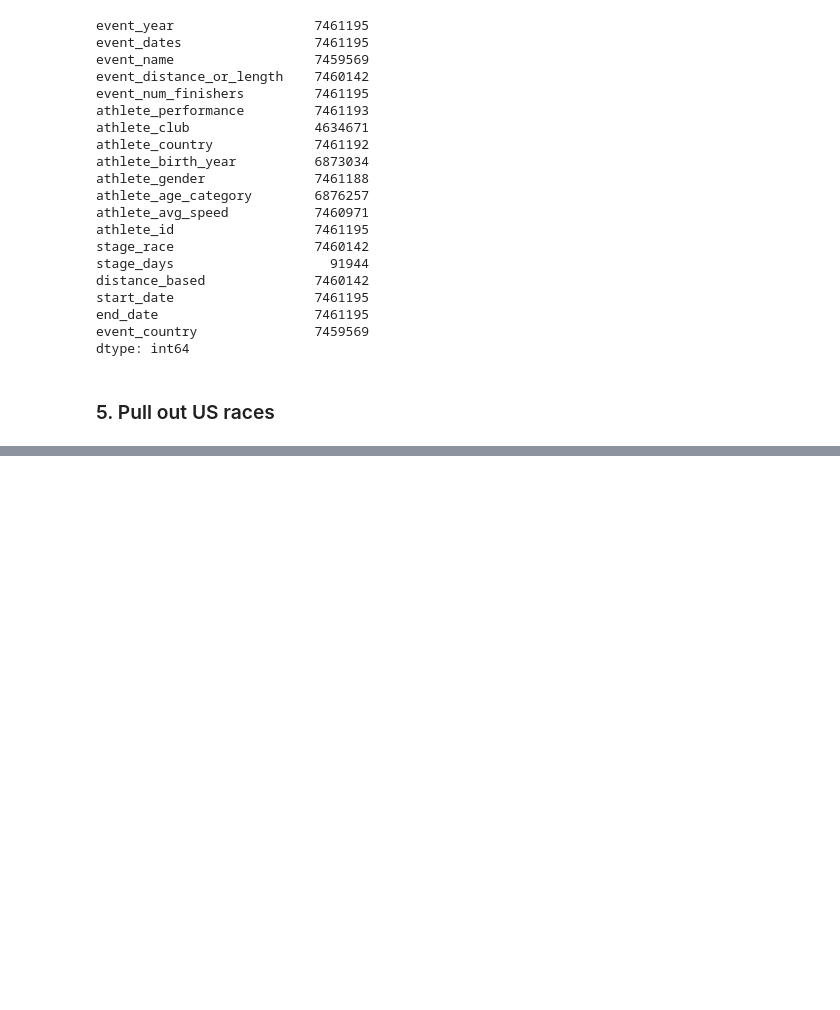
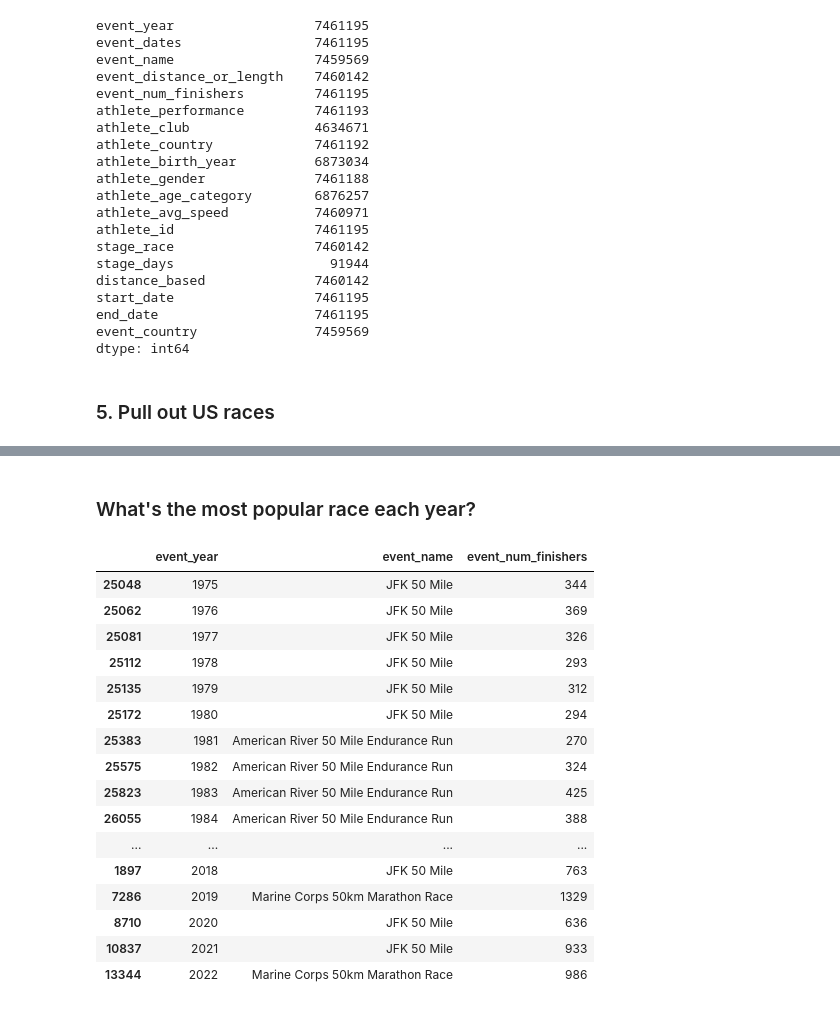
Before and after one commit to haackr/ultramarathon_data_study, a Jupyter notebook: Ultramarathons.ipynb, the cells around one changed output, grey strips where cells are left out. Drawn from its saved outputs; the diff is of its cells as text; code cells hidden in the pictures; blank space fills up the shorter version.

```diff
--- a/Ultramarathons.ipynb
+++ b/Ultramarathons.ipynb
@@ -162,0 +199,23 @@ memory usage: 2.3+ MB
+# %% [markdown]
+### What's the most popular race each year?
+# %%
+most_popular_by_year = us_races.loc[us_races.groupby('event_year')['event_num_finishers'].idxmax()][['event_year','event_name','event_num_finishers']]
+most_popular_by_year
+# %% [output]
+|  | event_year | event_name | event_num_finishers |
+| 25048 | 1975 | JFK 50 Mile | 344 |
+| 25062 | 1976 | JFK 50 Mile | 369 |
+| 25081 | 1977 | JFK 50 Mile | 326 |
+| 25112 | 1978 | JFK 50 Mile | 293 |
+| 25135 | 1979 | JFK 50 Mile | 312 |
+| 25172 | 1980 | JFK 50 Mile | 294 |
+| 25383 | 1981 | American River 50 Mile Endurance Run | 270 |
+| 25575 | 1982 | American River 50 Mile Endurance Run | 324 |
+| 25823 | 1983 | American River 50 Mile Endurance Run | 425 |
+| 26055 | 1984 | American River 50 Mile Endurance Run | 388 |
+| ... | ... | ... | ... |
+| 1897 | 2018 | JFK 50 Mile | 763 |
+| 7286 | 2019 | Marine Corps 50km Marathon Race | 1329 |
+| 8710 | 2020 | JFK 50 Mile | 636 |
+| 10837 | 2021 | JFK 50 Mile | 933 |
+| 13344 | 2022 | Marine Corps 50km Marathon Race | 986 |
```
Also changed, not shown: parts of 12 cells of this notebook.
